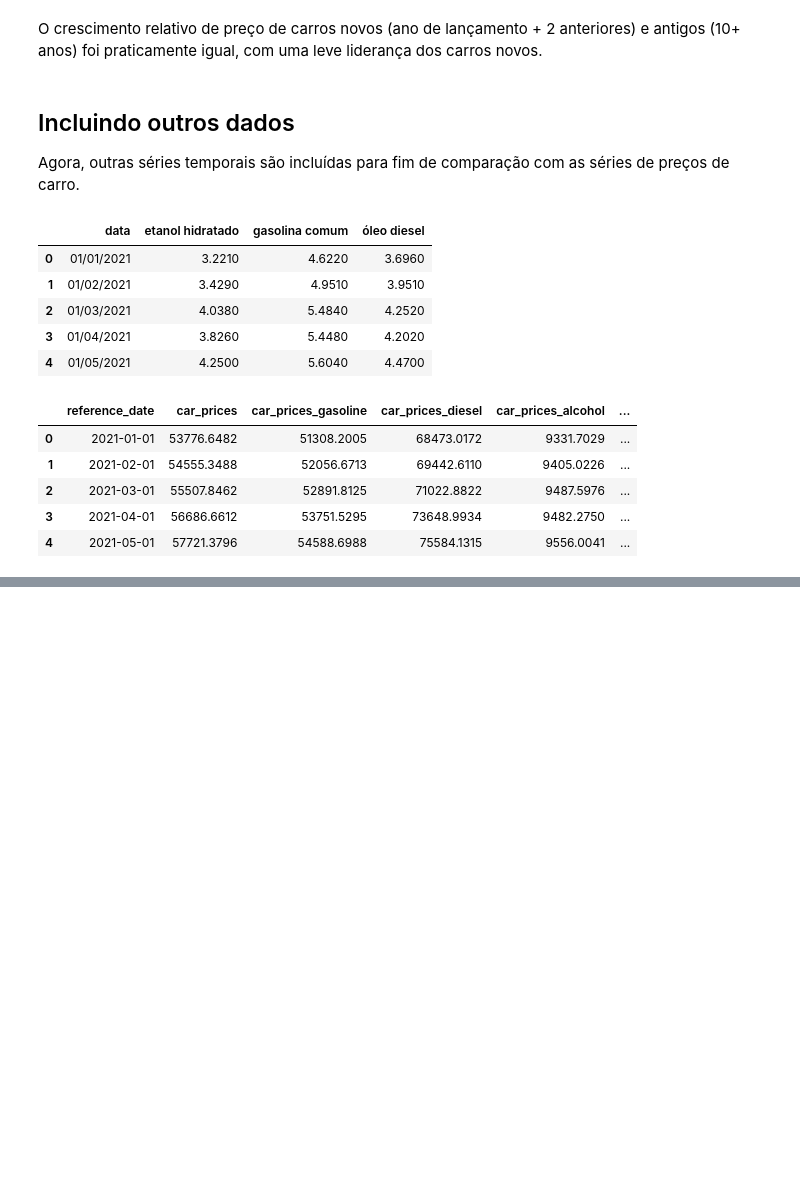
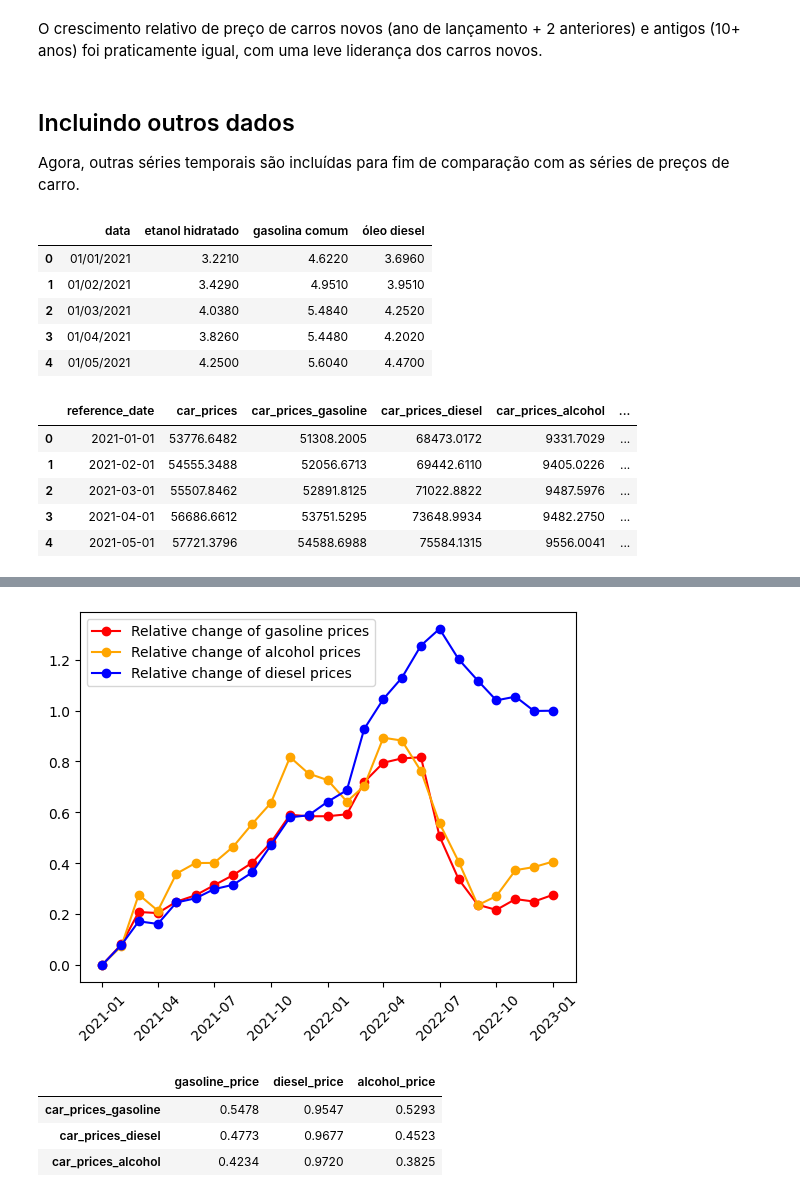
Before and after one commit to joaoqcouto/inf1032-car-prices, a Jupyter notebook: car-prices.ipynb, the cells around one changed output, grey strips where cells are left out. Drawn from its saved outputs; the diff is of its cells as text; code cells hidden in the pictures; blank space fills up the shorter version.

```diff
--- a/car-prices.ipynb
+++ b/car-prices.ipynb
@@ -380,0 +463,4 @@ df_timeseries.head()
+# %%
+# série índice de semicondutores
+semiconductor_index = pd.read_csv('data/semiconductor-index.csv', delimiter=',')
+semiconductor_index.head()
@@ -380,0 +474,12 @@ df_timeseries.head()
+# %%
+# renomeando colunas
+semiconductor_index.columns = ['reference_date', 'semiconductor_index']
+
+# adicionando coluna reference_date
+semiconductor_index['reference_date'] = pd.to_datetime(semiconductor_index['reference_date'], format='%Y-%m-%d')
+
+# usando 2021-01 como índice (100)
+semiconductor_index['semiconductor_index'] = 100*semiconductor_index['semiconductor_index']/semiconductor_index['semiconductor_index'][0]
+
+df_timeseries = pd.merge(df_timeseries, semiconductor_index, how='inner', on='reference_date')
+df_timeseries.head()
@@ -380,0 +497,10 @@ df_timeseries.head()
+# %%
+# dataset de mudanças percentuais em relação ao valor inicial
+df_percentual_ts = df_timeseries.copy()
+for col in df_percentual_ts.columns:
+    if col == "reference_date":
+        continue
+    df_first = df_percentual_ts[col][0]
+    df_percentual_ts[col] = (df_percentual_ts[col] - df_first)/(df_first)
+
+df_percentual_ts.head()
@@ -380,0 +538,31 @@ df_timeseries.head()
+# %%
+# Clear only the current axes (the data/series)
+plt.gca().cla()
+
+# Plot the new series (car prices for automatic and manual cars)
+plt.plot(df_percentual_ts['reference_date'], df_percentual_ts['gasoline_price'], label='Relative change of gasoline prices', color='red', marker='o')
+plt.plot(df_percentual_ts['reference_date'], df_percentual_ts['alcohol_price'], label='Relative change of alcohol prices', color='orange', marker='o')
+plt.plot(df_percentual_ts['reference_date'], df_percentual_ts['diesel_price'], label='Relative change of diesel prices', color='blue', marker='o')
+
+# Update the legend (since it's associated with the new series)
+plt.legend()
+
+# Rotate x-axis labels for better readability
+plt.xticks(rotation=45)
+
+# Show the updated plot
+plt.draw()
+plt.show()
+# %% [output]
+[figure, added]
+# %%
+# tabela de correlações: preços de carros de combustíveis e gasolinas
+columns_fuel = ["car_prices_gasoline", "car_prices_diesel", "car_prices_alcohol", "gasoline_price", "diesel_price", "alcohol_price"]
+fuel_correlation = df_timeseries[columns_fuel].corr()
+
+fuel_correlation[:3][["gasoline_price", "diesel_price", "alcohol_price"]]
+# %% [output]
+|  | gasoline_price | diesel_price | alcohol_price |
+| car_prices_gasoline | 0.5478 | 0.9547 | 0.5293 |
+| car_prices_diesel | 0.4773 | 0.9677 | 0.4523 |
+| car_prices_alcohol | 0.4234 | 0.9720 | 0.3825 |
```
Also changed, not shown: parts of 22 cells of this notebook, 3 other files.
